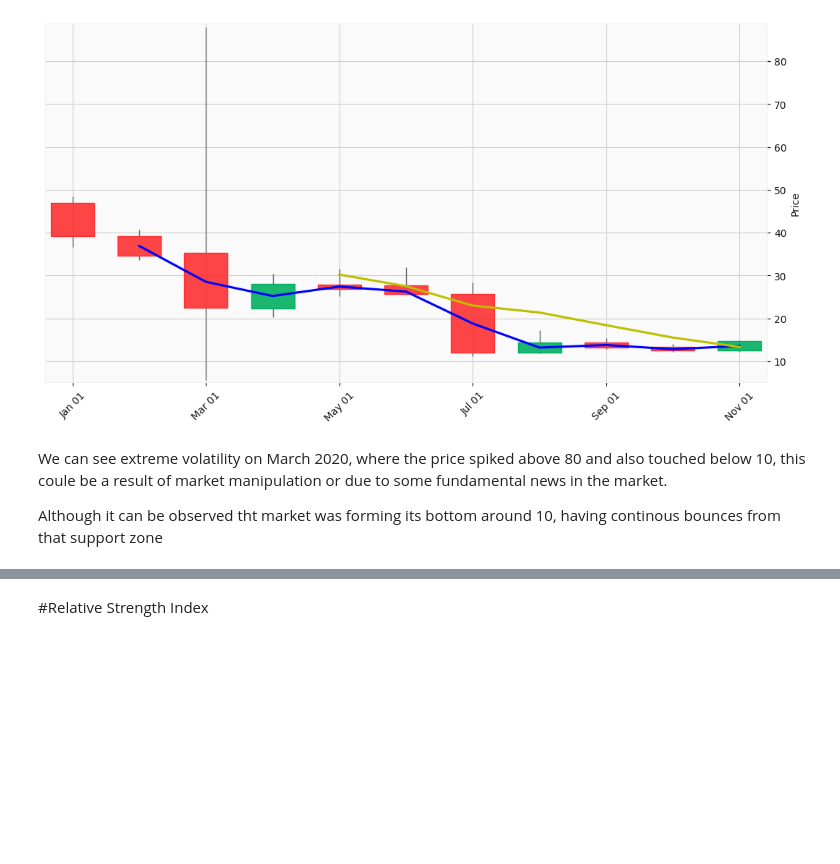
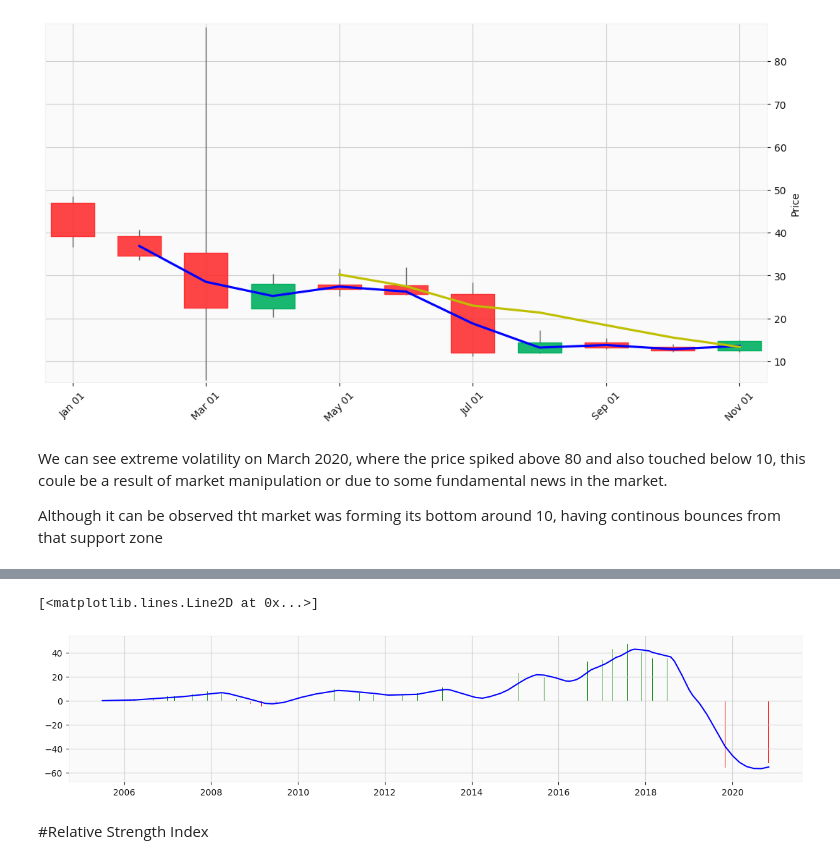
Before and after one commit to Mihirgupta2001/Regression---Capstone-Project, a Jupyter notebook: Regresssion_Capstone_project.ipynb, the cells around one changed output, grey strips where cells are left out. Saved outputs shown, nothing was run; the diff lists cells and outputs as text; code cells hidden in the pictures; blank space fills up the shorter version.

```diff
--- a/Regresssion_Capstone_project.ipynb
+++ b/Regresssion_Capstone_project.ipynb
@@ -167,3 +243,14 @@ Although it can be observed tht market was forming its bottom around 10, having
+# %%
+#Plotting MACD
+x = df.index
+plt.figure(figsize=(15,3))
+colors = np.array(['green']*len(df['MACD']))
+colors[df['MACD']<0] = 'red'
+plt.bar(x,df['MACD'],color=colors)
+plt.plot(df['MACD_signal'],color = 'blue')
+# %% [output]
+[<matplotlib.lines.Line2D at 0x...>]
+[figure, added]
 # %% [markdown]
 #Relative Strength Index
 # %%
```
Also changed, not shown: parts of 25 cells of this notebook.
